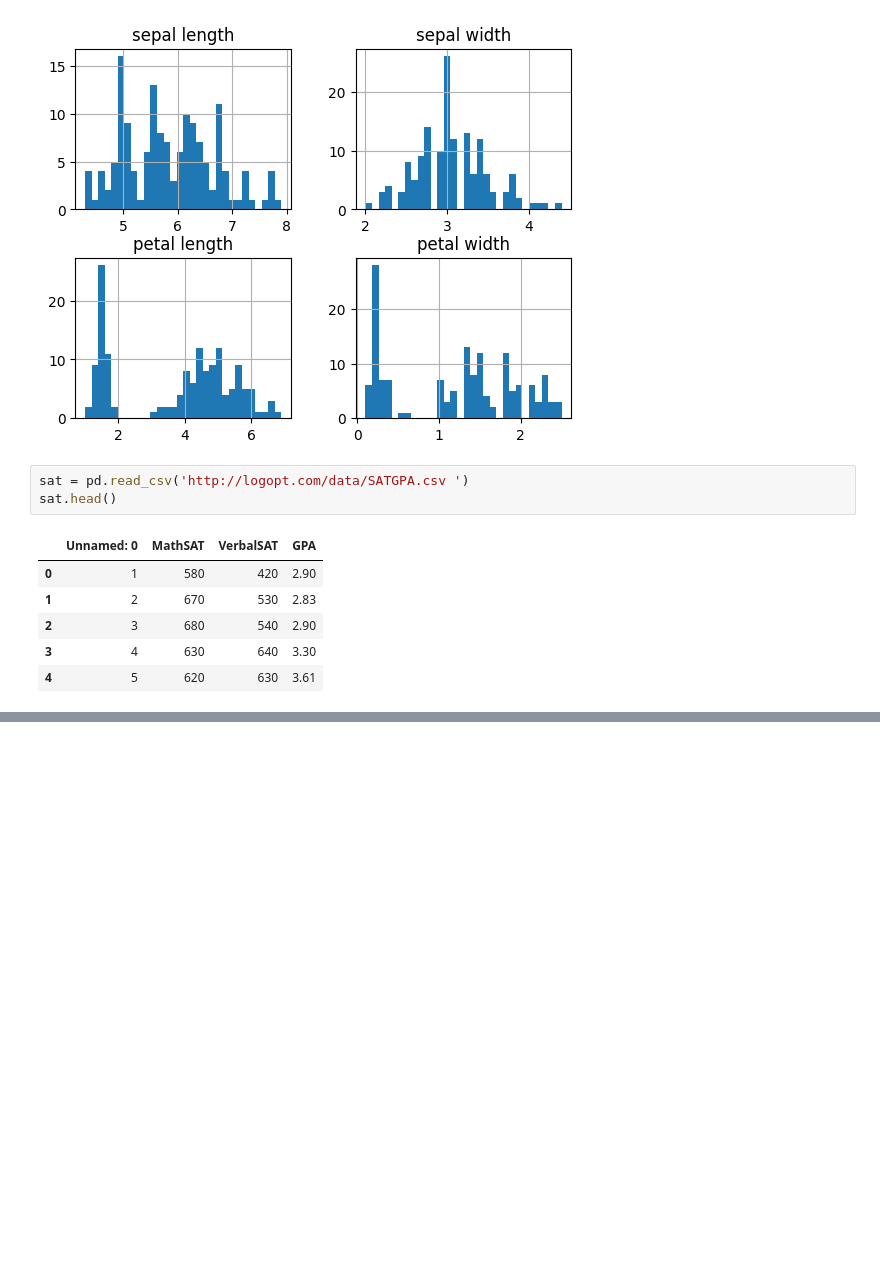
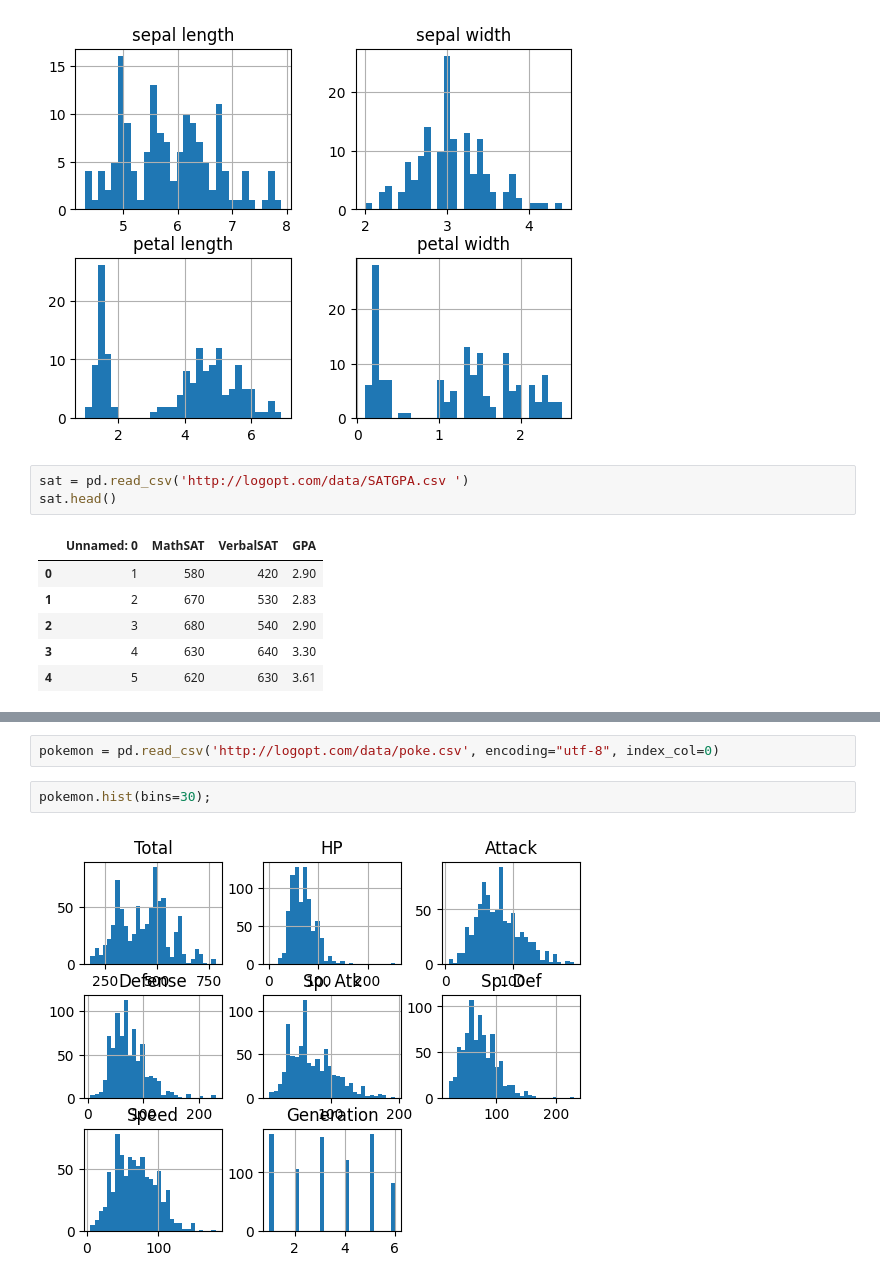
Before and after one commit to yan-3121/algorithm, a Jupyter notebook: analytics.ipynb, the cells around one changed output, grey strips where cells are left out. Saved outputs shown, nothing was run; the diff lists cells and outputs as text; blank space fills up the shorter version.

```diff
--- a/analytics.ipynb
+++ b/analytics.ipynb
@@ -2719,0 +2720,6 @@ sat.hist(bins=50);
+# %%
+pokemon = pd.read_csv('http://logopt.com/data/poke.csv', encoding="utf-8", index_col=0)
+# %%
+pokemon.hist(bins=30);
+# %% [output]
+[figure, added]
```
Also changed, not shown: parts of 2 cells of this notebook.
